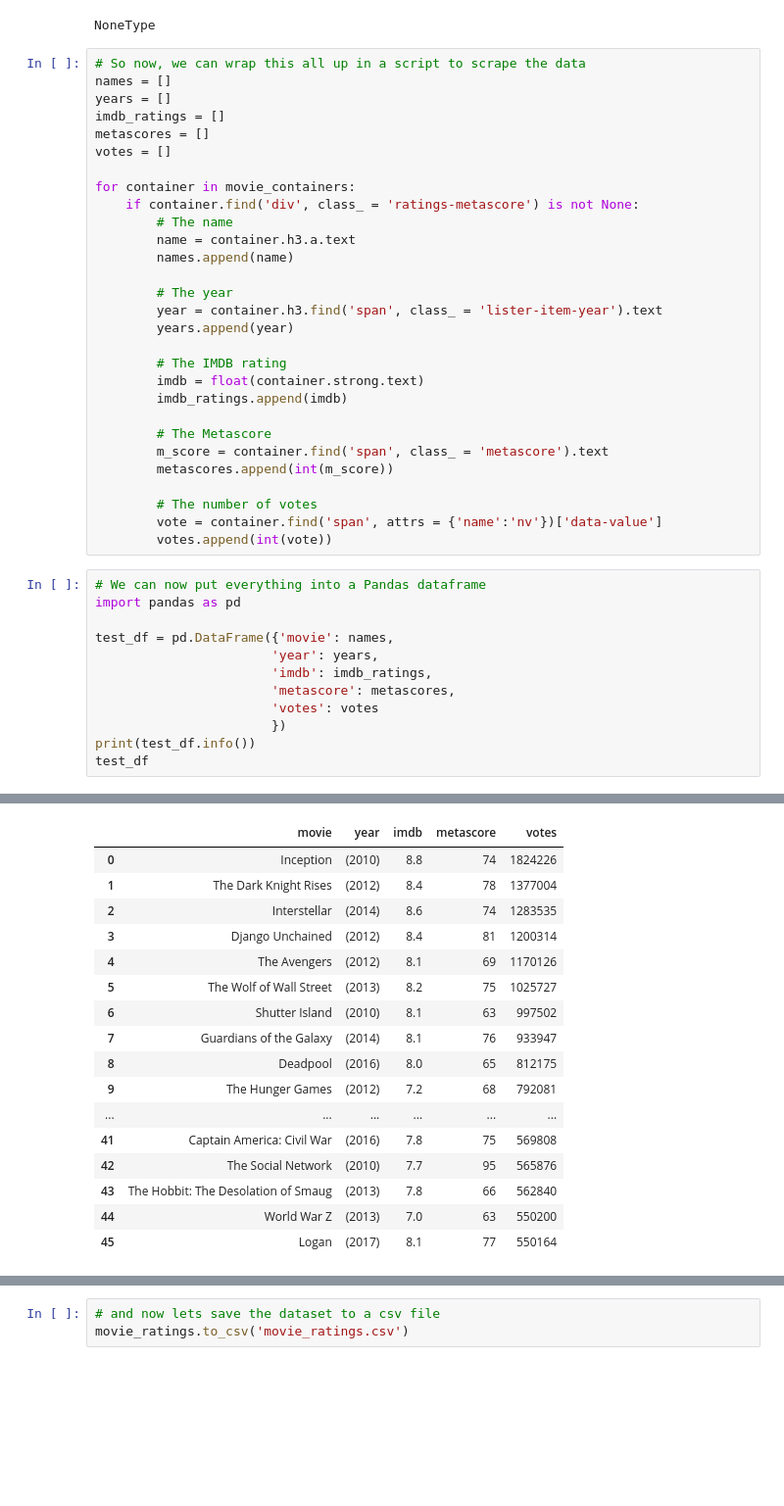
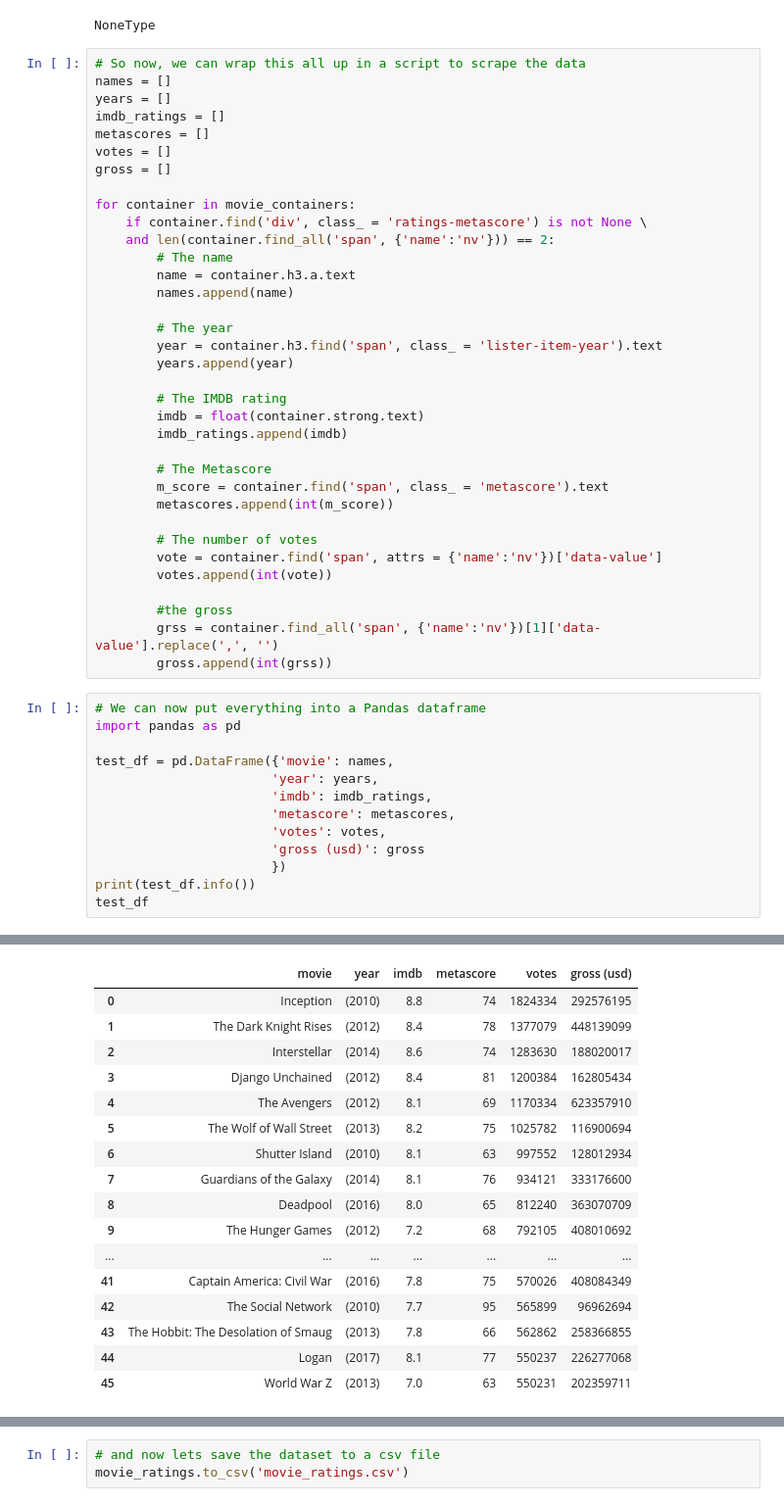
Before and after one commit to alexzlue/DataWrangling-and-Webscraping, a Jupyter notebook: Assignment 5A/Assignment 5A.2.ipynb, the cells around one changed output, grey strips where cells are left out. Shown at 98% size. Cells and saved outputs as stored; diff of their text form; blank space fills up the shorter version.

```diff
--- a/Assignment 5A/Assignment 5A.2.ipynb
+++ b/Assignment 5A/Assignment 5A.2.ipynb
@@ -84,9 +91,11 @@ years = []
 imdb_ratings = []
 metascores = []
 votes = []
+gross = []
 
 for container in movie_containers:
-    if container.find('div', class_ = 'ratings-metascore') is not None:
+    if container.find('div', class_ = 'ratings-metascore') is not None \
+    and len(container.find_all('span', {'name':'nv'})) == 2:
         # The name
         name = container.h3.a.text
         names.append(name)
@@ -106,6 +115,10 @@ for container in movie_containers:
         # The number of votes
         vote = container.find('span', attrs = {'name':'nv'})['data-value']
         votes.append(int(vote))
+
+        #the gross
+        grss = container.find_all('span', {'name':'nv'})[1]['data-value'].replace(',', '')
+        gross.append(int(grss))
 # %%
 # We can now put everything into a Pandas dataframe
 import pandas as pd
@@ -114,7 +127,8 @@ test_df = pd.DataFrame({'movie': names,
                        'year': years,
                        'imdb': imdb_ratings,
                        'metascore': metascores,
-                       'votes': votes
+                       'votes': votes,
+                       'gross (usd)': gross
                        })
 print(test_df.info())
 test_df
@@ -132,21 +147,21 @@ memory usage: 1.9+ KB
 None
-|  | movie | year | imdb | metascore | votes |
-| 0 | Inception | (2010) | 8.8 | 74 | 1824226 |
-| 1 | The Dark Knight Rises | (2012) | 8.4 | 78 | 1377004 |
-| 2 | Interstellar | (2014) | 8.6 | 74 | 1283535 |
-| 3 | Django Unchained | (2012) | 8.4 | 81 | 1200314 |
-| 4 | The Avengers | (2012) | 8.1 | 69 | 1170126 |
-| 5 | The Wolf of Wall Street | (2013) | 8.2 | 75 | 1025727 |
-| 6 | Shutter Island | (2010) | 8.1 | 63 | 997502 |
-| 7 | Guardians of the Galaxy | (2014) | 8.1 | 76 | 933947 |
-| 8 | Deadpool | (2016) | 8.0 | 65 | 812175 |
-| 9 | The Hunger Games | (2012) | 7.2 | 68 | 792081 |
-| ... | ... | ... | ... | ... | ... |
-| 41 | Captain America: Civil War | (2016) | 7.8 | 75 | 569808 |
-| 42 | The Social Network | (2010) | 7.7 | 95 | 565876 |
-| 43 | The Hobbit: The Desolation of Smaug | (2013) | 7.8 | 66 | 562840 |
-| 44 | World War Z | (2013) | 7.0 | 63 | 550200 |
-| 45 | Logan | (2017) | 8.1 | 77 | 550164 |
+|  | movie | year | imdb | metascore | votes | gross (usd) |
+| 0 | Inception | (2010) | 8.8 | 74 | 1824334 | 292576195 |
+| 1 | The Dark Knight Rises | (2012) | 8.4 | 78 | 1377079 | 448139099 |
+| 2 | Interstellar | (2014) | 8.6 | 74 | 1283630 | 188020017 |
+| 3 | Django Unchained | (2012) | 8.4 | 81 | 1200384 | 162805434 |
+| 4 | The Avengers | (2012) | 8.1 | 69 | 1170334 | 623357910 |
+| 5 | The Wolf of Wall Street | (2013) | 8.2 | 75 | 1025782 | 116900694 |
+| 6 | Shutter Island | (2010) | 8.1 | 63 | 997552 | 128012934 |
+| 7 | Guardians of the Galaxy | (2014) | 8.1 | 76 | 934121 | 333176600 |
+| 8 | Deadpool | (2016) | 8.0 | 65 | 812240 | 363070709 |
+| 9 | The Hunger Games | (2012) | 7.2 | 68 | 792105 | 408010692 |
+| ... | ... | ... | ... | ... | ... | ... |
+| 41 | Captain America: Civil War | (2016) | 7.8 | 75 | 570026 | 408084349 |
+| 42 | The Social Network | (2010) | 7.7 | 95 | 565899 | 96962694 |
+| 43 | The Hobbit: The Desolation of Smaug | (2013) | 7.8 | 66 | 562862 | 258366855 |
+| 44 | Logan | (2017) | 8.1 | 77 | 550237 | 226277068 |
+| 45 | World War Z | (2013) | 7.0 | 63 | 550231 | 202359711 |
 # %%
 # Before we create the scraping script,
 # We also need to create a timer to prevent
```
Also changed, not shown: parts of 12 cells of this notebook, 5 other files.
